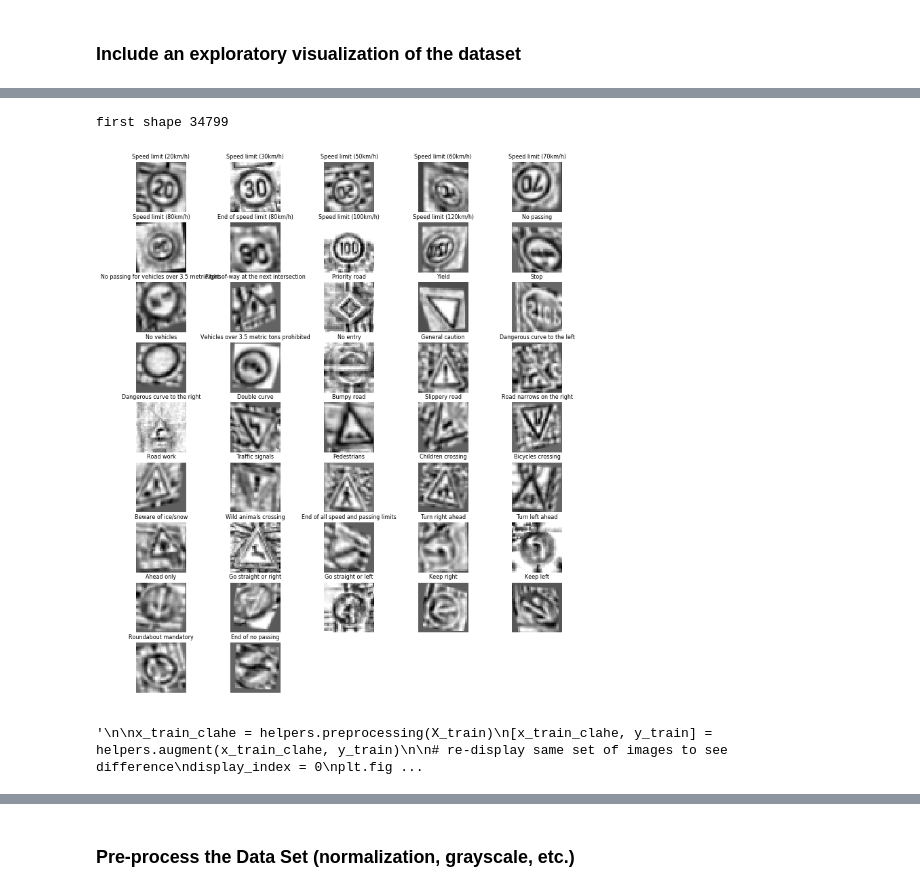
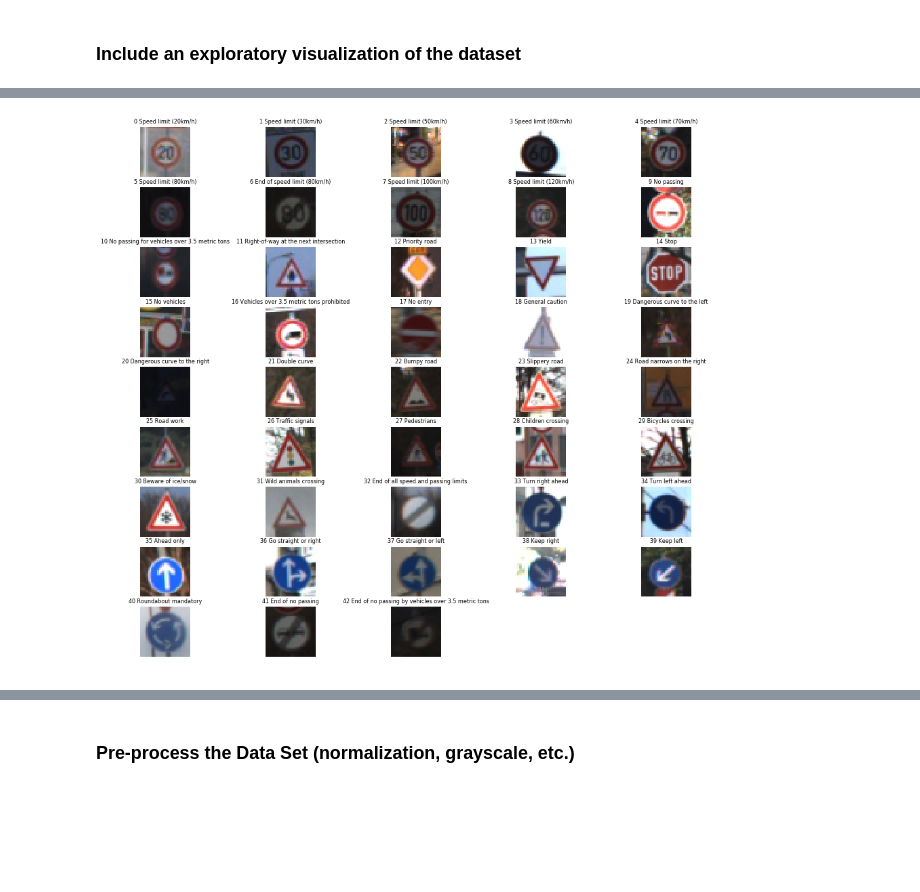
Before and after one commit to alexhagiopol/multiscale-CNN-classifier, a Jupyter notebook: Traffic_Sign_Classifier.ipynb, the cells around one changed output, grey strips where cells are left out. Saved outputs shown, nothing was run; the diff lists cells and outputs as text; code cells hidden in the pictures; blank space fills up the shorter version.

```diff
--- a/Traffic_Sign_Classifier.ipynb
+++ b/Traffic_Sign_Classifier.ipynb
@@ -94,38 +47,24 @@ The [Matplotlib](http://matplotlib.org/) [examples](http://matplotlib.org/exampl
 # %%
 sn = pd.read_csv('signnames.csv')
 signnames = list(sn.SignName)
 indices = []
 
+def show_image(location, title, img):
+    plt.subplot(*location)
+    plt.title(title,fontsize=8)
+    plt.axis('off')
+    if len(img.shape) == 3:
+        plt.imshow(img)
+    else:
+        plt.imshow(img, cmap='gray')
 
-X_train = helpers.preprocessing(X_train)
-[X_train, y_train] = helpers.augment(X_train, y_train)
-# plot random set of images
-plt.figure(figsize=(12,16))
-for sign_index in range(n_classes):
+plt.figure(figsize=(16,16))
+for sign_index in range(n_classes + 1):
     [image_index] = random.sample(list(np.where(y_train == sign_index)[0]),1)
-    helpers.show_image((10, 5, sign_index+1), signnames[sign_index], X_train[image_index])
+    show_image((10, 5, sign_index+1), str(sign_index) + " " + signnames[sign_index], X_train[image_index])
     indices += [[signnames[sign_index], image_index]]
 plt.show()
 plt.close()
-
-'''
-
-x_train_clahe = helpers.preprocessing(X_train)
-[x_train_clahe, y_train] = helpers.augment(x_train_clahe, y_train)
-
-# re-display same set of images to see difference
-display_index = 0
-plt.figure(figsize=(12,16))
-for sign in indices:
-    sign_name = sign[0]
-    image_index = sign[1]
-    display_index += 1
-    helpers.show_image((10, 5, display_index), sign_name, X_train_clahe[image_index])
-plt.show()
-plt.close()
-'''
 # %% [output]
-first shape 34799
-[figure, old version]
+[figure, new version]
-'\n\nx_train_clahe = helpers.preprocessing(X_train)\n[x_train_clahe, y_train] = helpers.augment(x_train_clahe, y_train)\n\n# re-display same set of images to see difference\ndisplay_index = 0\nplt.fig ...
 # %%
```
Also changed, not shown: parts of 17 cells of this notebook, 2 other files.
